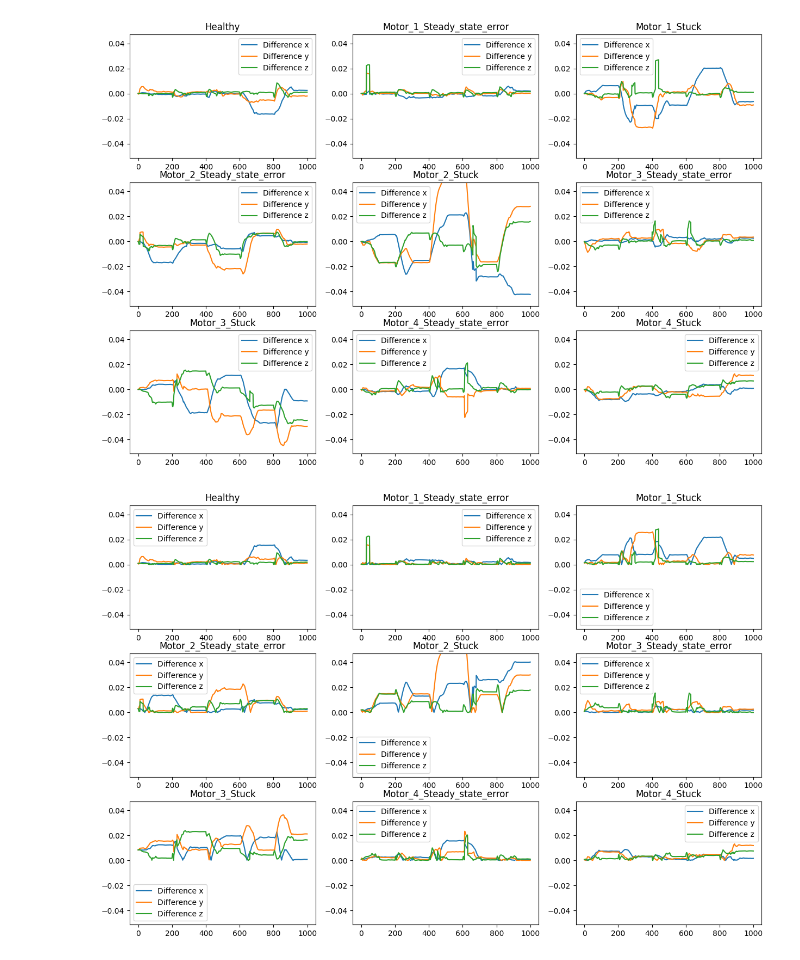
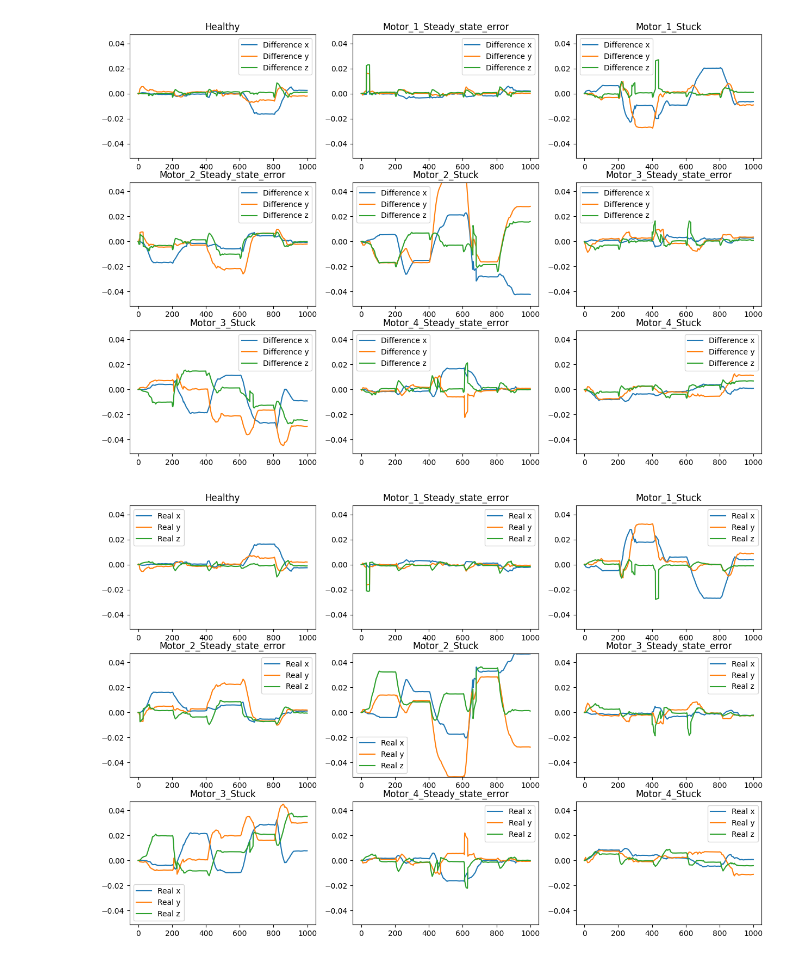
Before and after one commit to amstal/Fault-Diagnosis-Project, a Jupyter notebook: data_analysis.ipynb, the cells around one changed output. Saved outputs shown, nothing was run; the diff lists cells and outputs as text; code cells hidden in the pictures.

```diff
--- a/data_analysis.ipynb
+++ b/data_analysis.ipynb
@@ -100,14 +100,14 @@ for i, row in enumerate(plots):
 plt.show()
 # %% [output]
 [figure]
-# %%
-fig, plots = plt.subplots(nrows=3, ncols=3, figsize=(15,10))
-for i, row in enumerate(plots):
-    for n, subplot in enumerate(row):
-        subplot.set_ylim([real_ymin, real_ymax])
-        subplot.set_title(listdirs[i*3+n])
-        subplot.plot(np.arange(1000), np.abs((averages[i*3+n,:,:] - np.average(averages[i*3+n])) - (real_averages[i*3+n,:,:] - np.average(real_averages[i*3+n]))), label=("Difference x", "Difference y", "Difference z"))
-        subplot.legend()
-plt.show()
-# %% [output]
-[figure, removed]
+# %%
+fig, plots = plt.subplots(nrows=3, ncols=3, figsize=(15,10))
+for i, row in enumerate(plots):
+    for n, subplot in enumerate(row):
+        subplot.set_ylim([real_ymin, real_ymax])
+        subplot.set_title(listdirs[i*3+n])
+        subplot.plot(np.arange(1000), real_averages[i*3+n,:,:], label=("Real x", "Real y", "Real z"))
+        subplot.legend()
+plt.show()
+# %% [output]
+[figure, added]
```
Also changed, not shown: parts of 1 cell of this notebook, 1 other file.
